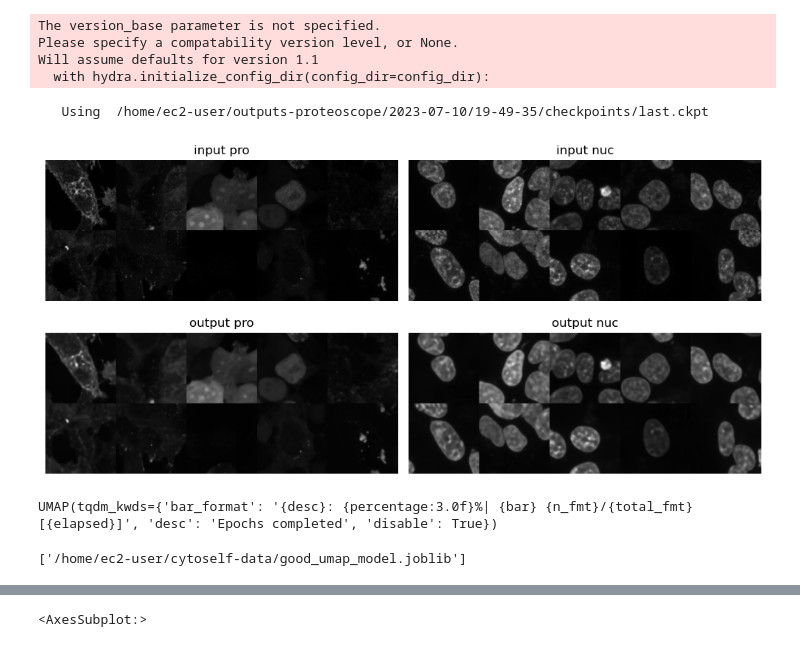
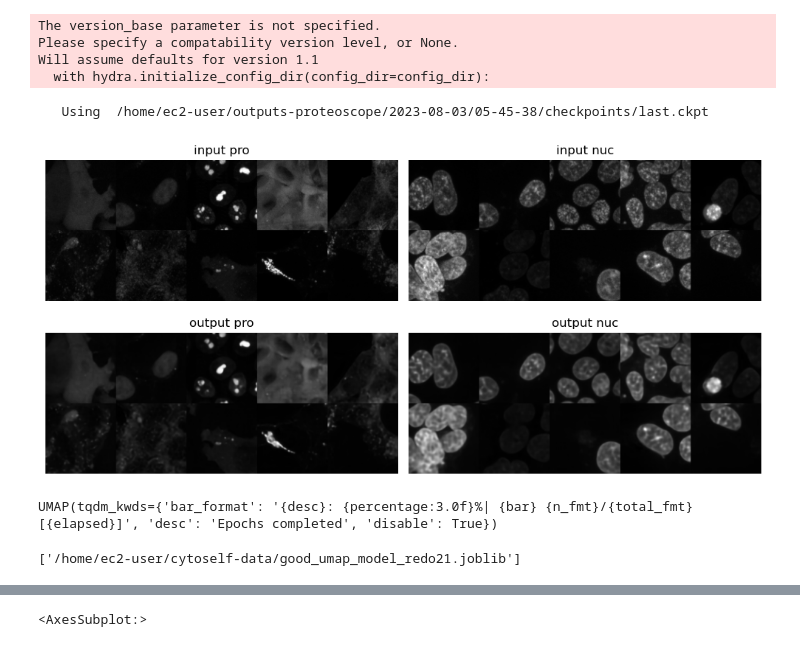
Before and after one commit to sofroniewn/proteoscope, a Jupyter notebook: notebooks/cytoself-3.ipynb, the cells around one changed output, grey strips where cells are left out. Cells and saved outputs as stored; diff of their text form; code cells hidden in the pictures.

```diff
--- a/notebooks/cytoself-3.ipynb
+++ b/notebooks/cytoself-3.ipynb
@@ -8,10 +8,9 @@ from omegaconf import OmegaConf
 import matplotlib.pyplot as plt
 
 
-# BASE_DIR = "/home/ec2-user/outputs-proteoscope/2023-05-26/20-52-13"
-BASE_DIR = "/home/ec2-user/outputs-proteoscope/2023-07-10/19-49-35"
-# BASE_DIR = "/home/ec2-user/outputs-proteoscope/2023-07-11/23-12-16"
-# BASE_DIR = "/home/ec2-user/outputs-proteoscope/2023-07-12/03-35-27"
+
+# BASE_DIR = "/home/ec2-user/outputs-proteoscope/2023-08-02/18-43-45" # 6 epochs
+BASE_DIR = "/home/ec2-user/outputs-proteoscope/2023-08-03/05-45-38" # 21 epochs
 config_dir = BASE_DIR + "/.hydra"
 
 with hydra.initialize_config_dir(config_dir=config_dir):
@@ -44,37 +43,37 @@ The version_base parameter is not specified.
 Please specify a compatability version level, or None.
 Will assume defaults for version 1.1
   with hydra.initialize_config_dir(config_dir=config_dir):
-   Using  /home/ec2-user/outputs-proteoscope/2023-07-10/19-49-35/checkpoints/last.ckpt
+   Using  /home/ec2-user/outputs-proteoscope/2023-08-03/05-45-38/checkpoints/last.ckpt
 # %%
-batch = next(iter(pdm.val_dataloader()))
+batch = next(iter(pdm.val_dataloader(novel_proteins=False, shuffle=True)))
 input_images = batch['image'].to('cuda')
 output_images, output_logits = clm.model(input_images)
 output_images = output_images.detach().cpu().numpy()
 input_images = input_images.detach().cpu().numpy()
 
 
 data_ch = ['pro', 'nuc']
 fig, ax = plt.subplots(2, len(data_ch), figsize=(5 * len(data_ch), 5), squeeze=False)
 for ii, ch in enumerate(data_ch):
     t0 = np.zeros((2 * 100, 5 * 100))
     for i, im in enumerate(input_images[:10, ii, ...]):
         i0, i1 = np.unravel_index(i, (2, 5))
         t0[i0 * 100 : (i0 + 1) * 100, i1 * 100 : (i1 + 1) * 100] = im
     t1 = np.zeros((2 * 100, 5 * 100))
     for i, im in enumerate(output_images[:10, ii, ...]):
         i0, i1 = np.unravel_index(i, (2, 5))
         t1[i0 * 100 : (i0 + 1) * 100, i1 * 100 : (i1 + 1) * 100] = im
     ax[0, ii].imshow(t0, cmap='gray')
     ax[0, ii].axis('off')
     ax[0, ii].set_title('input ' + ch)
     ax[1, ii].imshow(t1, cmap='gray')
     ax[1, ii].axis('off')
     ax[1, ii].set_title('output ' + ch)
 fig.tight_layout()
 fig.show()
 # fig.savefig(join(trainer.savepath_dict['visualization'], 'reconstructed_images.png'), dpi=300)
 # %% [output]
-[figure, old version]
+[figure, new version]
 # %%
 import torch
 from tqdm import tqdm
@@ -117,9 +116,9 @@ reducer.fit(embeddings.reshape(embeddings.shape[0], -1))
 UMAP(tqdm_kwds={'bar_format': '{desc}: {percentage:3.0f}%| {bar} {n_fmt}/{total_fmt} [{elapsed}]', 'desc': 'Epochs completed', 'disable': True})
 # %%
 from joblib import dump
-dump(reducer, join(datapath,'good_umap_model.joblib'))
+dump(reducer, join(datapath,'good_umap_model_redo21.joblib'))
 # %% [output]
-['/home/ec2-user/cytoself-data/good_umap_model.joblib']
+['/home/ec2-user/cytoself-data/good_umap_model_redo21.joblib']
 # %%
 reduced_embedding = reducer.transform(embeddings.reshape(embeddings.shape[0], -1))
 localizations[localizations == ''] = 'other'
```
Also changed, not shown: parts of 4 cells of this notebook, 11 other files.
